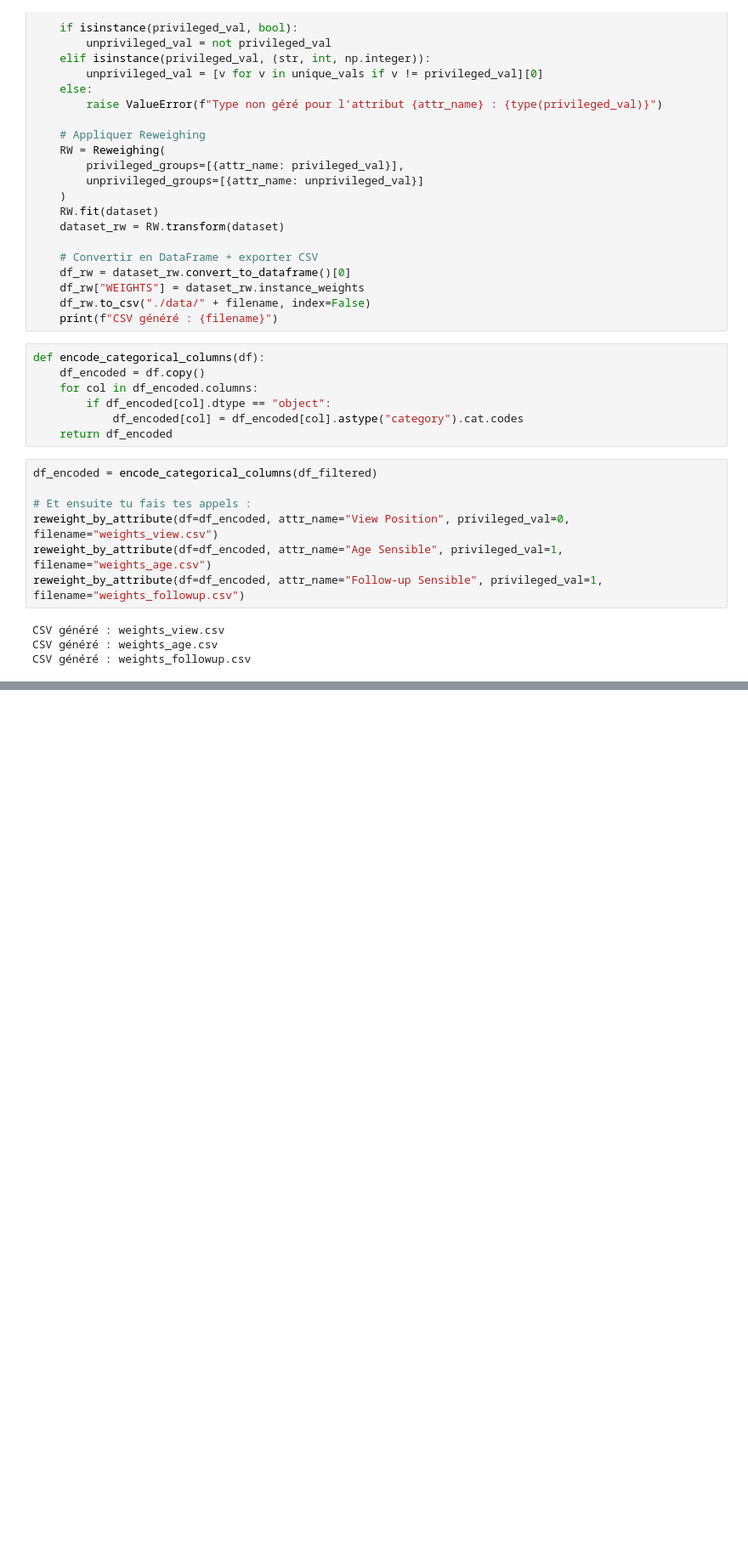
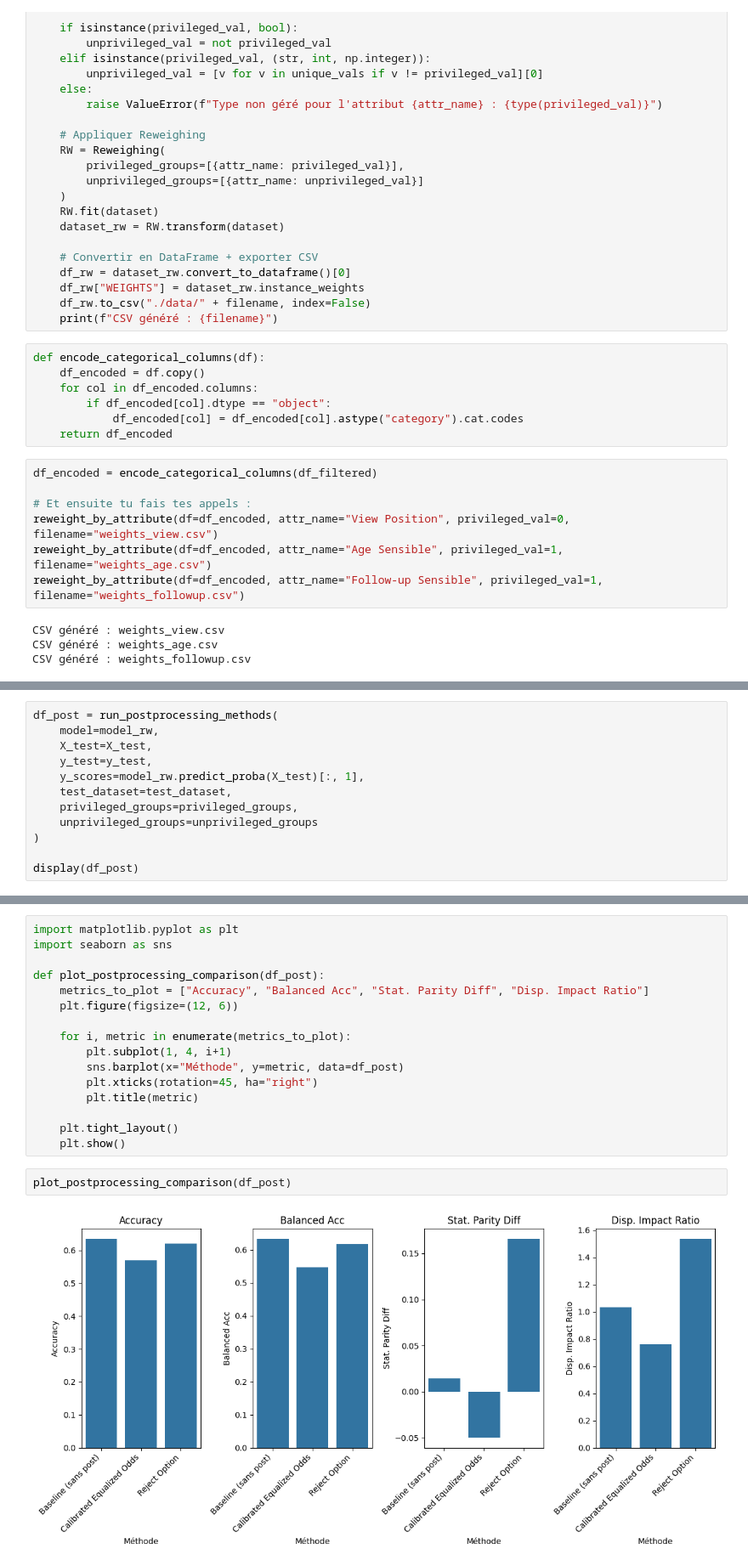
Before and after one commit to lenorabuggenhoudt/Fairness, a Jupyter notebook: project.ipynb, the cells around one changed output, grey strips where cells are left out. Shown at 85% size. Saved outputs shown, nothing was run; the diff lists cells and outputs as text; blank space fills up the shorter version.

Commit message:
post processing

```diff
--- a/project.ipynb
+++ b/project.ipynb
@@ -810,0 +895,12 @@ CSV généré : weights_followup.csv
+# %%
+df_post = run_postprocessing_methods(
+    model=model_rw,
+    X_test=X_test,
+    y_test=y_test,
+    y_scores=model_rw.predict_proba(X_test)[:, 1],
+    test_dataset=test_dataset,
+    privileged_groups=privileged_groups,
+    unprivileged_groups=unprivileged_groups
+)
+
+display(df_post)
@@ -810,0 +913,20 @@ CSV généré : weights_followup.csv
+# %%
+import matplotlib.pyplot as plt
+import seaborn as sns
+
+def plot_postprocessing_comparison(df_post):
+    metrics_to_plot = ["Accuracy", "Balanced Acc", "Stat. Parity Diff", "Disp. Impact Ratio"]
+    plt.figure(figsize=(12, 6))
+
+    for i, metric in enumerate(metrics_to_plot):
+        plt.subplot(1, 4, i+1)
+        sns.barplot(x="Méthode", y=metric, data=df_post)
+        plt.xticks(rotation=45, ha="right")
+        plt.title(metric)
+
+    plt.tight_layout()
+    plt.show()
+# %%
+plot_postprocessing_comparison(df_post)
+# %% [output]
+[figure, added]
```
Also changed, not shown: parts of 7 cells of this notebook.
